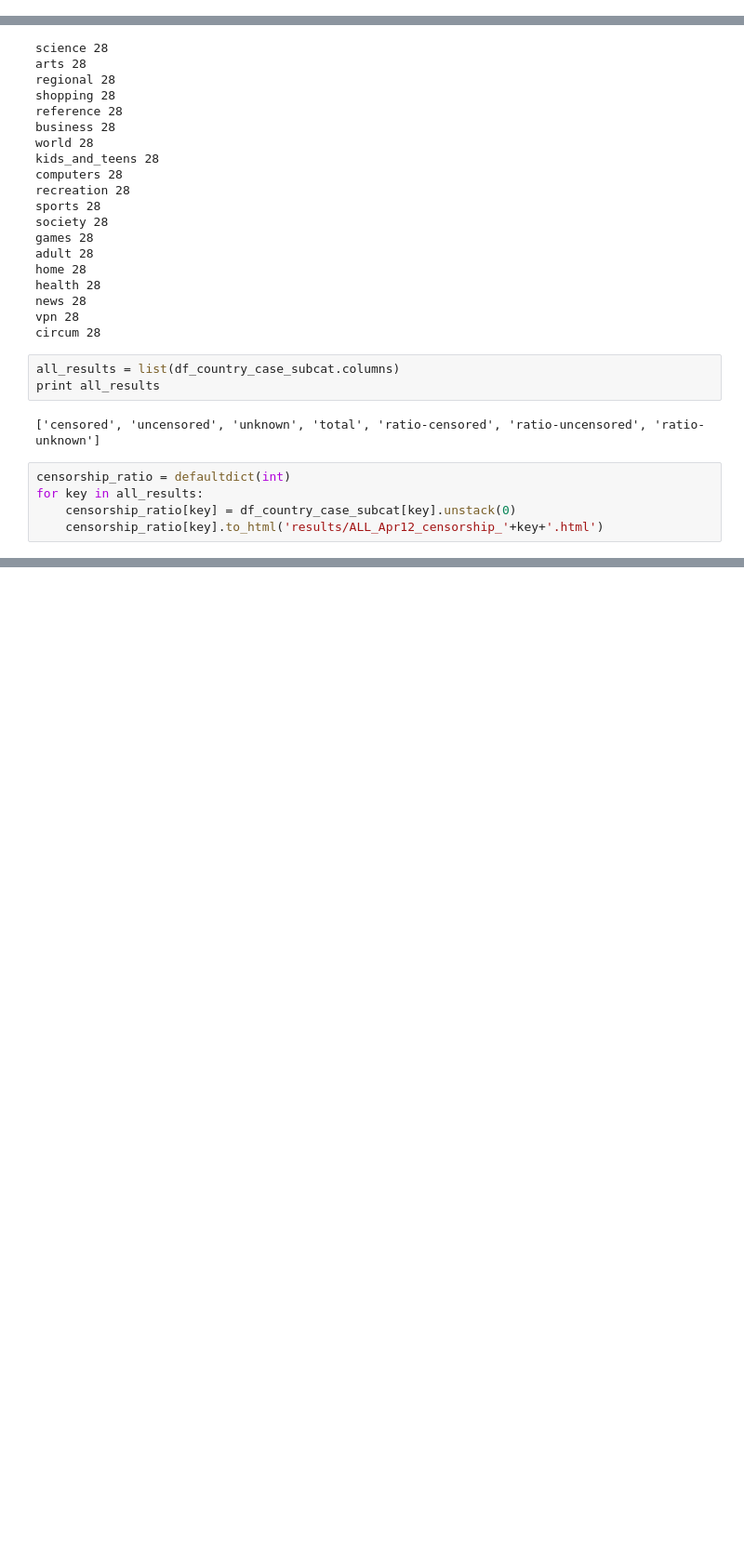
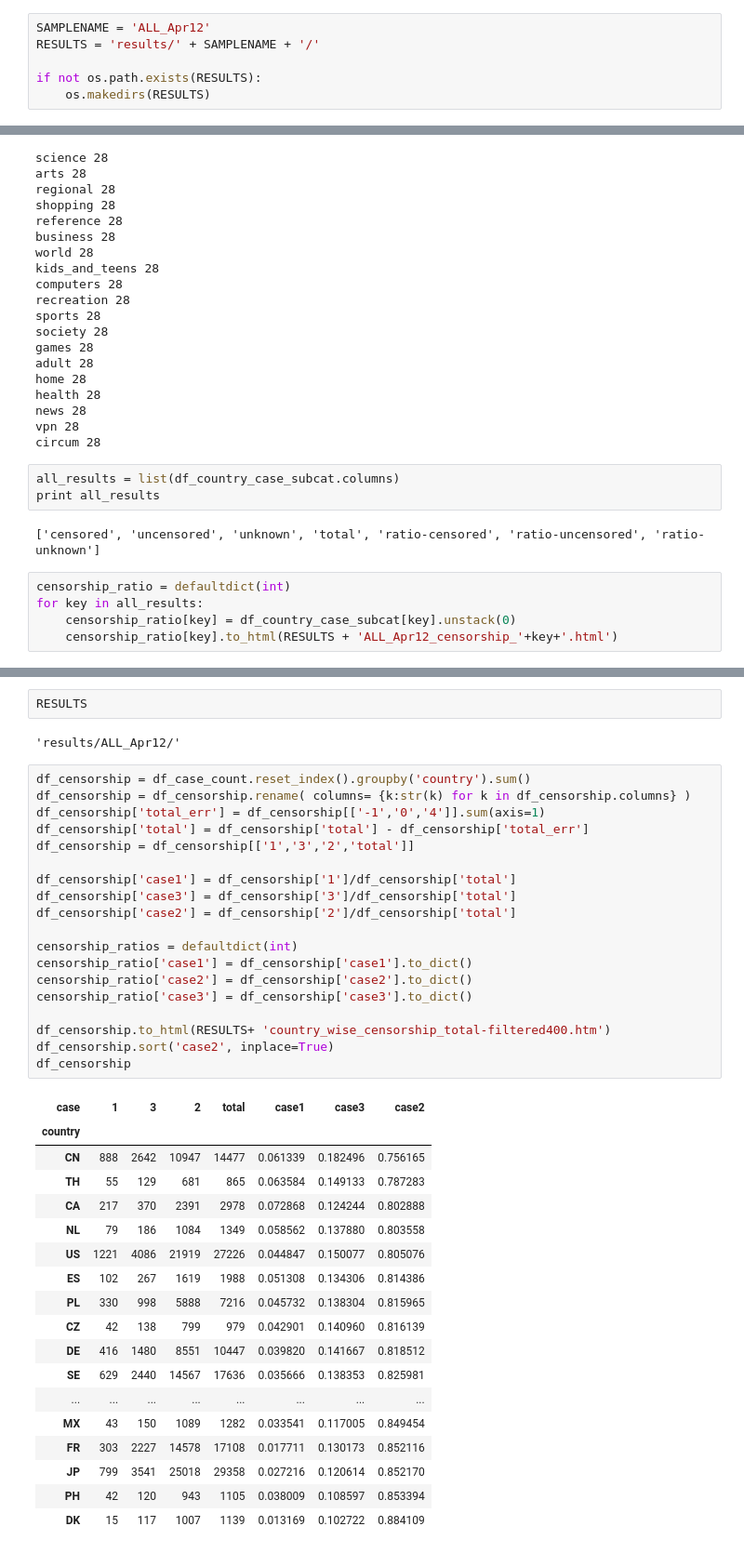
Before and after one commit to shahifaqeer/spooky-analyzer, a Jupyter notebook: analysis-20150415.ipynb, the cells around one changed output, grey strips where cells are left out. Shown at 93% size. Cells and saved outputs as stored; diff of their text form; blank space fills up the shorter version.

```diff
--- a/analysis-20150415.ipynb
+++ b/analysis-20150415.ipynb
@@ -122,6 +134,12 @@ df_obs_per_country[['country', 'sIP']]
 | 23 | TH | 1059 |
 | 27 | ZA | 1049 |
 | 24 | TW | 1027 |
+# %%
+SAMPLENAME = 'ALL_Apr12'
+RESULTS = 'results/' + SAMPLENAME + '/'
+
+if not os.path.exists(RESULTS):
+    os.makedirs(RESULTS)
 # %%
 # num of unique sIPs per country
 df_unique_sIP_per_country = pd.DataFrame(df.groupby('country')['sIP'].unique().apply(lambda x: len(x)).sort(inplace=False, ascending=False))
@@ -245,7 +263,7 @@ print all_results
 censorship_ratio = defaultdict(int)
 for key in all_results:
     censorship_ratio[key] = df_country_case_subcat[key].unstack(0)
-    censorship_ratio[key].to_html('results/ALL_Apr12_censorship_'+key+'.html')
+    censorship_ratio[key].to_html(RESULTS + 'ALL_Apr12_censorship_'+key+'.html')
 # %%
 censorship_ratio['ratio-censored']
 # %% [output]
@@ -269,0 +292,42 @@ censorship_ratio['ratio-censored']
+# %%
+RESULTS
+# %% [output]
+'results/ALL_Apr12/'
+# %%
+df_censorship = df_case_count.reset_index().groupby('country').sum()
+df_censorship = df_censorship.rename( columns= {k:str(k) for k in df_censorship.columns} )
+df_censorship['total_err'] = df_censorship[['-1','0','4']].sum(axis=1)
+df_censorship['total'] = df_censorship['total'] - df_censorship['total_err']
+df_censorship = df_censorship[['1','3','2','total']]
+
+df_censorship['case1'] = df_censorship['1']/df_censorship['total']
+df_censorship['case3'] = df_censorship['3']/df_censorship['total']
+df_censorship['case2'] = df_censorship['2']/df_censorship['total']
+
+censorship_ratios = defaultdict(int)
+censorship_ratio['case1'] = df_censorship['case1'].to_dict()
+censorship_ratio['case2'] = df_censorship['case2'].to_dict()
+censorship_ratio['case3'] = df_censorship['case3'].to_dict()
+
+df_censorship.to_html(RESULTS+ 'country_wise_censorship_total-filtered400.htm')
+df_censorship.sort('case2', inplace=True)
+df_censorship
+# %% [output]
+| case | 1 | 3 | 2 | total | case1 | case3 | case2 |
+| country |  |  |  |  |  |  |  |
+| CN | 888 | 2642 | 10947 | 14477 | 0.061339 | 0.182496 | 0.756165 |
+| TH | 55 | 129 | 681 | 865 | 0.063584 | 0.149133 | 0.787283 |
+| CA | 217 | 370 | 2391 | 2978 | 0.072868 | 0.124244 | 0.802888 |
+| NL | 79 | 186 | 1084 | 1349 | 0.058562 | 0.137880 | 0.803558 |
+| US | 1221 | 4086 | 21919 | 27226 | 0.044847 | 0.150077 | 0.805076 |
+| ES | 102 | 267 | 1619 | 1988 | 0.051308 | 0.134306 | 0.814386 |
+| PL | 330 | 998 | 5888 | 7216 | 0.045732 | 0.138304 | 0.815965 |
+| CZ | 42 | 138 | 799 | 979 | 0.042901 | 0.140960 | 0.816139 |
+| DE | 416 | 1480 | 8551 | 10447 | 0.039820 | 0.141667 | 0.818512 |
+| SE | 629 | 2440 | 14567 | 17636 | 0.035666 | 0.138353 | 0.825981 |
+| ... | ... | ... | ... | ... | ... | ... | ... |
+| MX | 43 | 150 | 1089 | 1282 | 0.033541 | 0.117005 | 0.849454 |
+| FR | 303 | 2227 | 14578 | 17108 | 0.017711 | 0.130173 | 0.852116 |
+| JP | 799 | 3541 | 25018 | 29358 | 0.027216 | 0.120614 | 0.852170 |
+| PH | 42 | 120 | 943 | 1105 | 0.038009 | 0.108597 | 0.853394 |
+| DK | 15 | 117 | 1007 | 1139 | 0.013169 | 0.102722 | 0.884109 |
```
Also changed, not shown: parts of 18 cells of this notebook, 1 other file.
